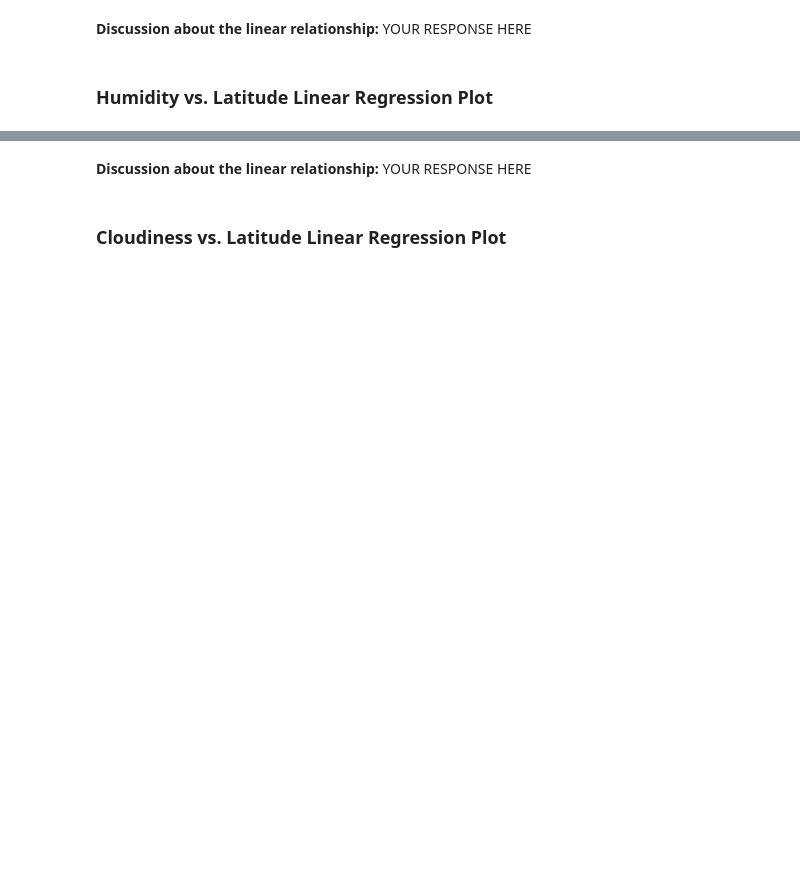
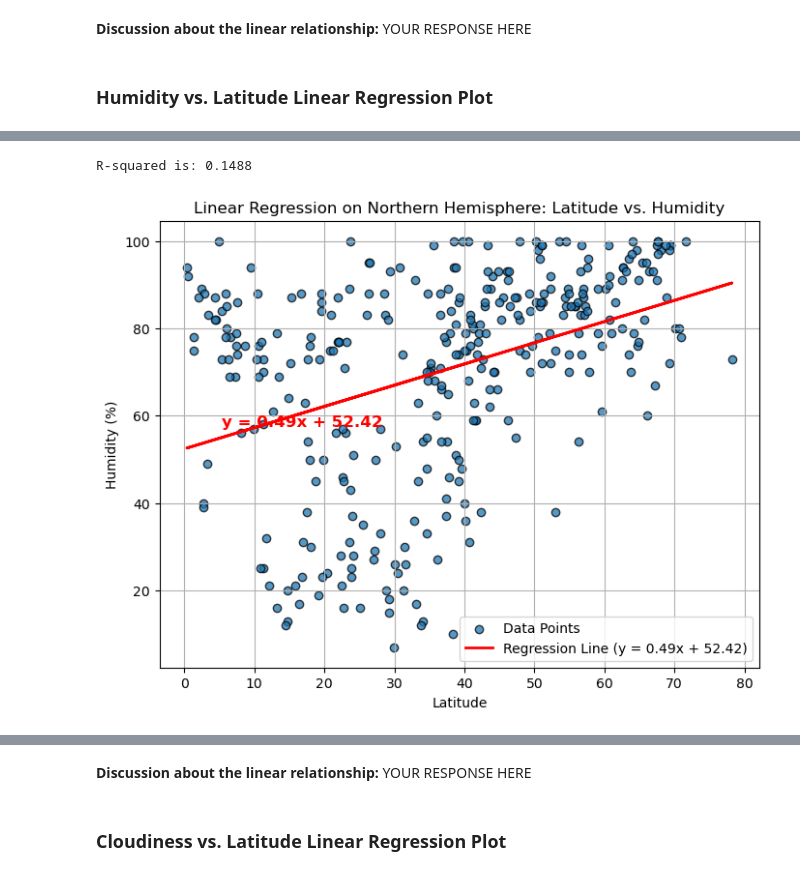
Before and after one commit to dbrindle6/python_api_challenge, a Jupyter notebook: WeatherPy/WeatherPy.ipynb, the cells around one changed output, grey strips where cells are left out. Saved outputs shown, nothing was run; the diff lists cells and outputs as text; code cells hidden in the pictures; blank space fills up the shorter version.

```diff
--- a/WeatherPy/WeatherPy.ipynb
+++ b/WeatherPy/WeatherPy.ipynb
@@ -428,0 +424,11 @@ The r^2-value is: 0.00014367159540169783
+# %%
+# Northern Hemisphere
+# # Linear regression on Northern Hemisphere
+plot_linear_regression(northern_hemi_df["Lat"],
+                       northern_hemi_df["Humidity"],
+                       "Latitude",
+                       "Humidity (%)",
+                       "Linear Regression on Northern Hemisphere: Latitude vs. Humidity")
+# %% [output]
+R-squared is: 0.1488
+[figure, added]
```
Also changed, not shown: parts of 28 cells of this notebook, 5 other files.
